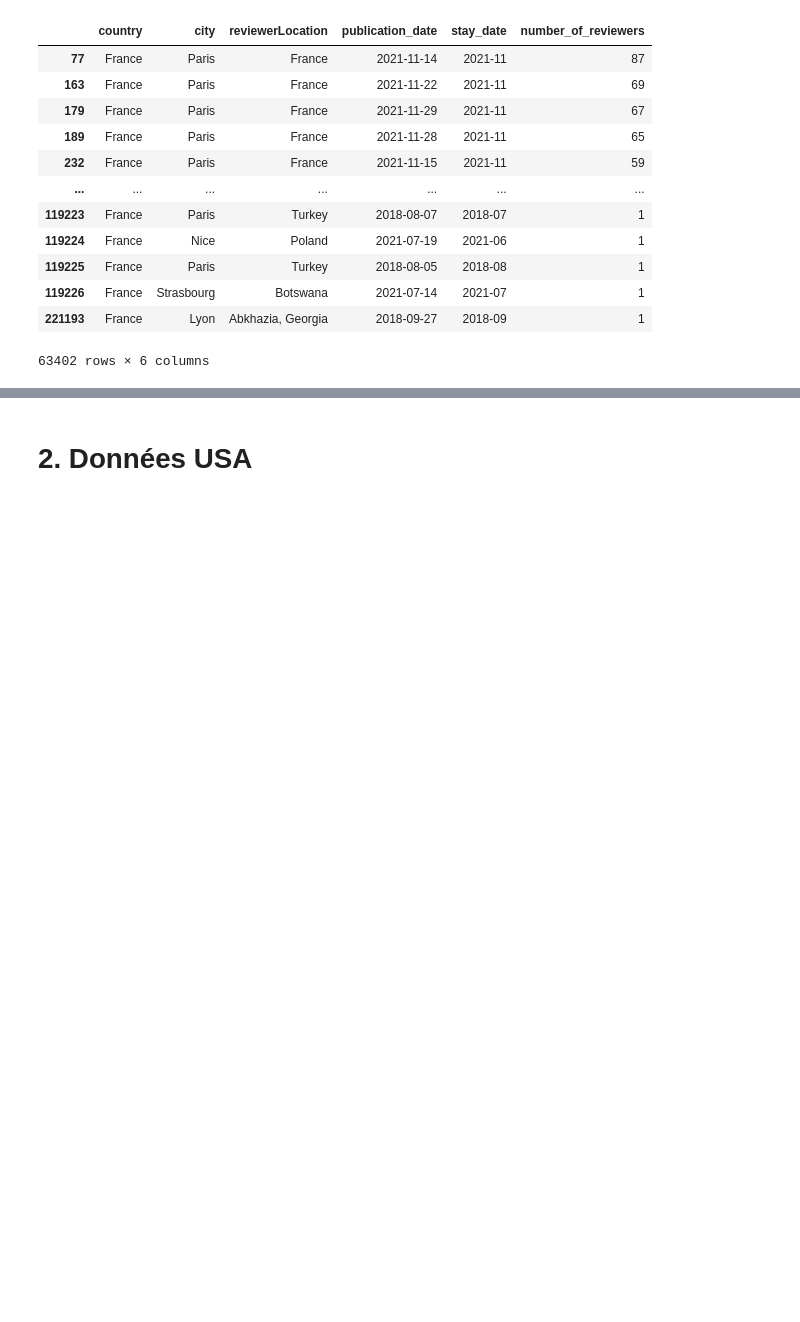
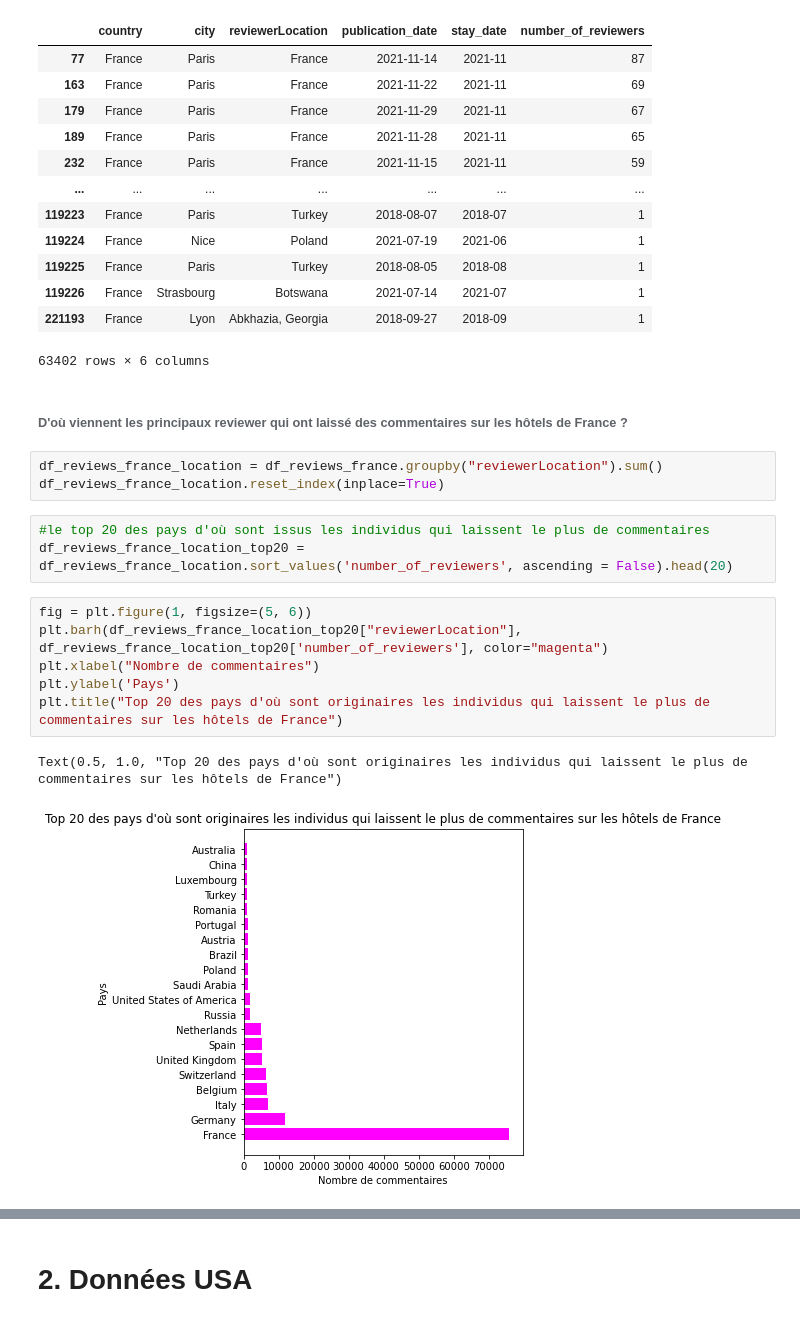
Before and after one commit to julienowack/stat_app, a Jupyter notebook: exploration des bdd.ipynb, the cells around one changed output, grey strips where cells are left out. Saved outputs shown, nothing was run; the diff lists cells and outputs as text; blank space fills up the shorter version.

```diff
--- a/exploration des bdd.ipynb
+++ b/exploration des bdd.ipynb
@@ -314 +314,18 @@ df_reviews_france
 63402 rows × 6 columns
+# %% [markdown]
+###### D'où viennent les principaux reviewer qui ont laissé des commentaires sur les hôtels de France ?
+# %%
+df_reviews_france_location = df_reviews_france.groupby("reviewerLocation").sum()
+df_reviews_france_location.reset_index(inplace=True)
+# %%
+#le top 20 des pays d'où sont issus les individus qui laissent le plus de commentaires
+df_reviews_france_location_top20 = df_reviews_france_location.sort_values('number_of_reviewers', ascending = False).head(20)
+# %%
+fig = plt.figure(1, figsize=(5, 6))
+plt.barh(df_reviews_france_location_top20["reviewerLocation"], df_reviews_france_location_top20['number_of_reviewers'], color="magenta")
+plt.xlabel("Nombre de commentaires")
+plt.ylabel('Pays')
+plt.title("Top 20 des pays d'où sont originaires les individus qui laissent le plus de commentaires sur les hôtels de France")
+# %% [output]
+Text(0.5, 1.0, "Top 20 des pays d'où sont originaires les individus qui laissent le plus de commentaires sur les hôtels de France")
+[figure, added]
```
Also changed, not shown: parts of 13 cells of this notebook.
